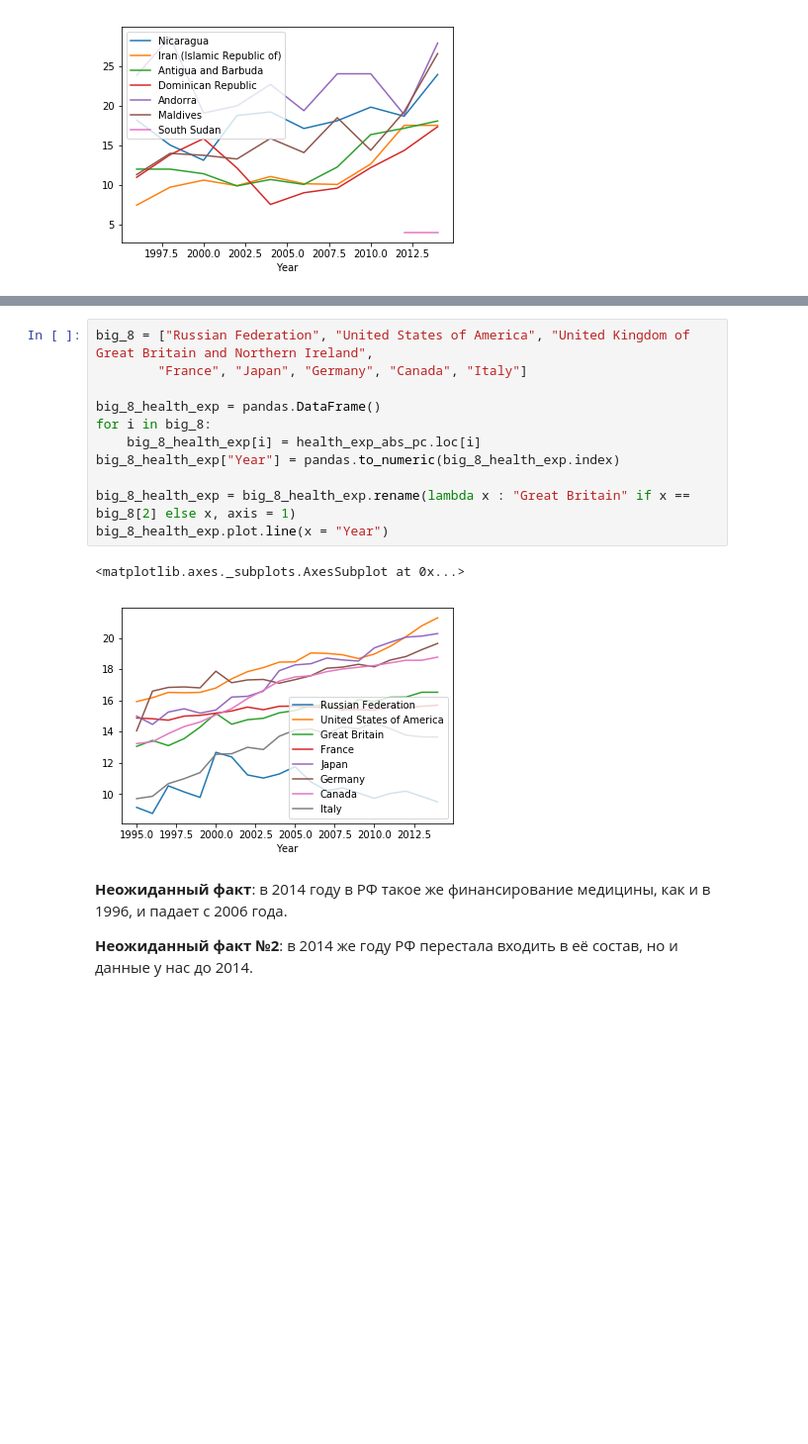
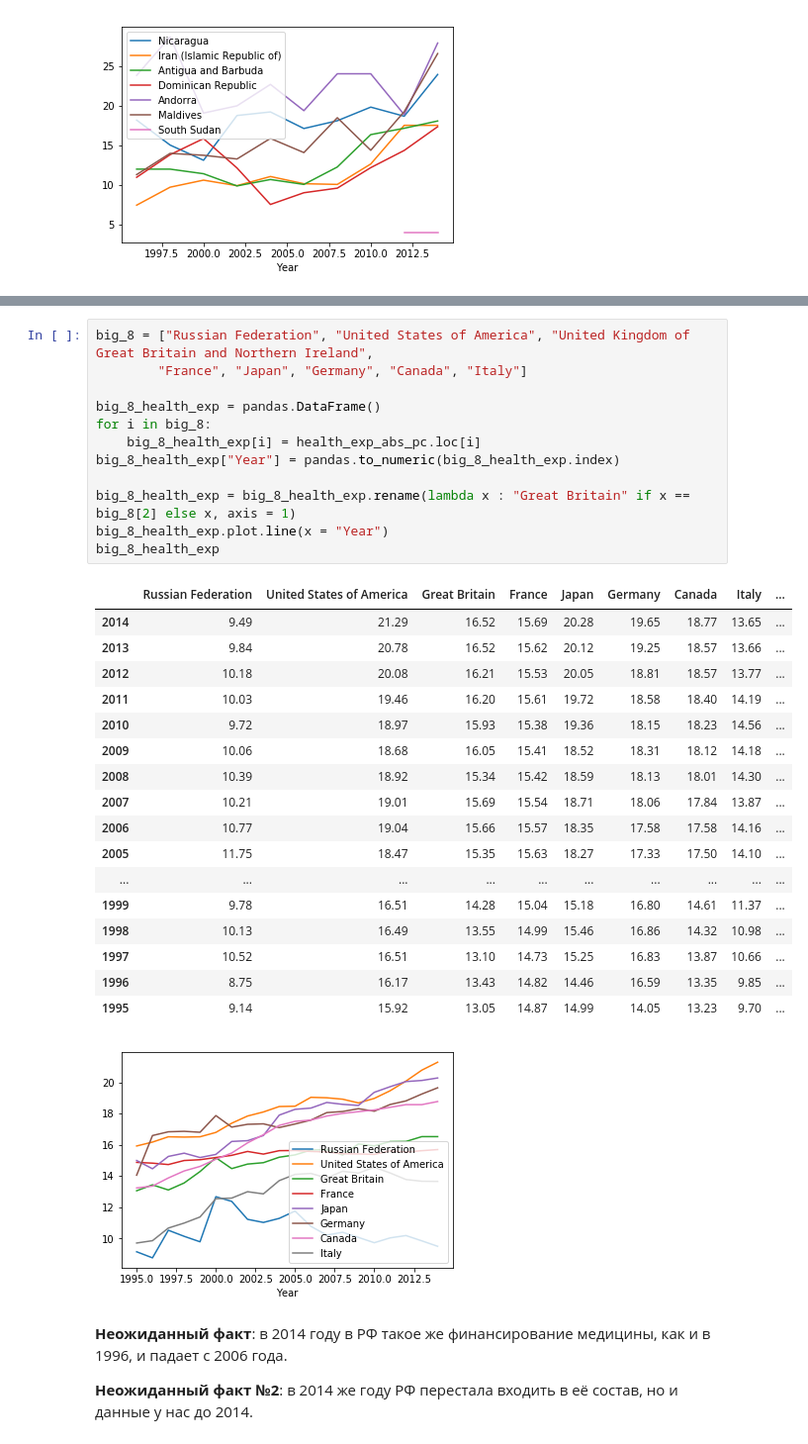
Before and after one commit to Derrior/data-journalism, a Jupyter notebook: data-crawling/who-data.ipynb, the cells around one changed output, grey strips where cells are left out. Shown at 99% size. Cells and saved outputs as stored; diff of their text form; blank space fills up the shorter version.

```diff
--- a/data-crawling/who-data.ipynb
+++ b/data-crawling/who-data.ipynb
@@ -221,16 +280,33 @@ highest_exp.plot.line(x = "Year")
 # %%
 big_8 = ["Russian Federation", "United States of America", "United Kingdom of Great Britain and Northern Ireland",
         "France", "Japan", "Germany", "Canada", "Italy"]
 
 big_8_health_exp = pandas.DataFrame()
 for i in big_8:
     big_8_health_exp[i] = health_exp_abs_pc.loc[i]
 big_8_health_exp["Year"] = pandas.to_numeric(big_8_health_exp.index)
 
 big_8_health_exp = big_8_health_exp.rename(lambda x : "Great Britain" if x == big_8[2] else x, axis = 1)
 big_8_health_exp.plot.line(x = "Year")
+big_8_health_exp
 # %% [output]
-<matplotlib.axes._subplots.AxesSubplot at 0x...>
+|  | Russian Federation | United States of America | Great Britain | France | Japan | Germany | Canada | Italy | ... |
+| 2014 | 9.49 | 21.29 | 16.52 | 15.69 | 20.28 | 19.65 | 18.77 | 13.65 | ... |
+| 2013 | 9.84 | 20.78 | 16.52 | 15.62 | 20.12 | 19.25 | 18.57 | 13.66 | ... |
+| 2012 | 10.18 | 20.08 | 16.21 | 15.53 | 20.05 | 18.81 | 18.57 | 13.77 | ... |
+| 2011 | 10.03 | 19.46 | 16.20 | 15.61 | 19.72 | 18.58 | 18.40 | 14.19 | ... |
+| 2010 | 9.72 | 18.97 | 15.93 | 15.38 | 19.36 | 18.15 | 18.23 | 14.56 | ... |
+| 2009 | 10.06 | 18.68 | 16.05 | 15.41 | 18.52 | 18.31 | 18.12 | 14.18 | ... |
+| 2008 | 10.39 | 18.92 | 15.34 | 15.42 | 18.59 | 18.13 | 18.01 | 14.30 | ... |
+| 2007 | 10.21 | 19.01 | 15.69 | 15.54 | 18.71 | 18.06 | 17.84 | 13.87 | ... |
+| 2006 | 10.77 | 19.04 | 15.66 | 15.57 | 18.35 | 17.58 | 17.58 | 14.16 | ... |
+| 2005 | 11.75 | 18.47 | 15.35 | 15.63 | 18.27 | 17.33 | 17.50 | 14.10 | ... |
+| ... | ... | ... | ... | ... | ... | ... | ... | ... | ... |
+| 1999 | 9.78 | 16.51 | 14.28 | 15.04 | 15.18 | 16.80 | 14.61 | 11.37 | ... |
+| 1998 | 10.13 | 16.49 | 13.55 | 14.99 | 15.46 | 16.86 | 14.32 | 10.98 | ... |
+| 1997 | 10.52 | 16.51 | 13.10 | 14.73 | 15.25 | 16.83 | 13.87 | 10.66 | ... |
+| 1996 | 8.75 | 16.17 | 13.43 | 14.82 | 14.46 | 16.59 | 13.35 | 9.85 | ... |
+| 1995 | 9.14 | 15.92 | 13.05 | 14.87 | 14.99 | 14.05 | 13.23 | 9.70 | ... |
 [figure]
 # %% [markdown]
 __Неожиданный факт__: в 2014 году в РФ такое же финансирование медицины, как и в 1996, и падает с 2006 года.
```
Also changed, not shown: parts of 8 cells of this notebook, 4 other files.
